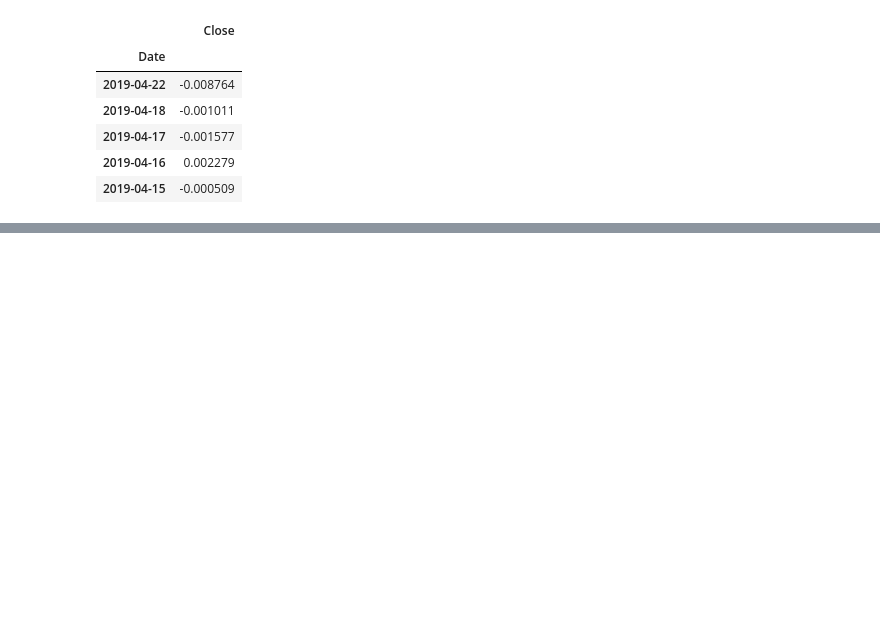
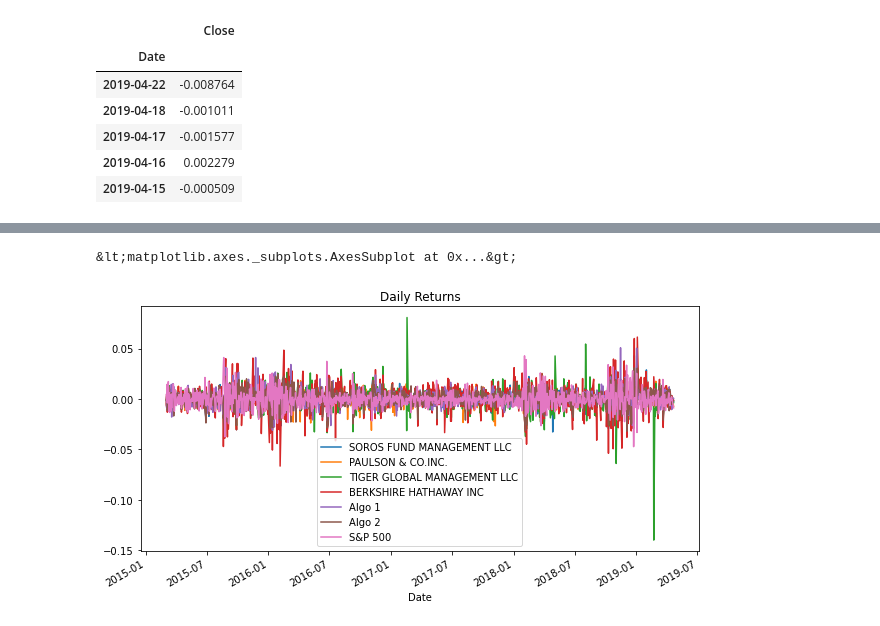
Before and after one commit to campbell8081/Unit04-PandasHW, a Jupyter notebook: whaleportfolio.ipynb, the cells around one changed output, grey strips where cells are left out. Drawn from its saved outputs; the diff is of its cells as text; code cells hidden in the pictures; blank space fills up the shorter version.

```diff
--- a/whaleportfolio.ipynb
+++ b/whaleportfolio.ipynb
@@ -147,3 +149,5 @@ daily_returns.head()
 | 2019-04-15 | -0.000509 |
 # %%
 # Rename Column to "S&P 500"
+daily_returns.rename(columns = {'Close':'S&P 500'}, inplace=True)
+daily_returns.head()
@@ -150,2 +162,4 @@ daily_returns.head()
 # %%
 ### Combine Whale, Algorithmic, and S&P 500 Returns
+column_appended_data = pd.concat([whale_returns_df, algo_returns_df, daily_returns], axis="columns", join="inner")
+column_appended_data
@@ -158,3 +185,7 @@ daily_returns.head()
 # Calculate and plot the daily returns and cumulative returns. Does any portfolio outperform the S&P 500?
 # %%
 # Plot Daily Returns
+column_appended_data.plot(figsize=(10,5), title="Daily Returns")
+# %% [output]
+&lt;matplotlib.axes._subplots.AxesSubplot at 0x...&gt;
+[figure, added]
```
Also changed, not shown: parts of 9 cells of this notebook.
